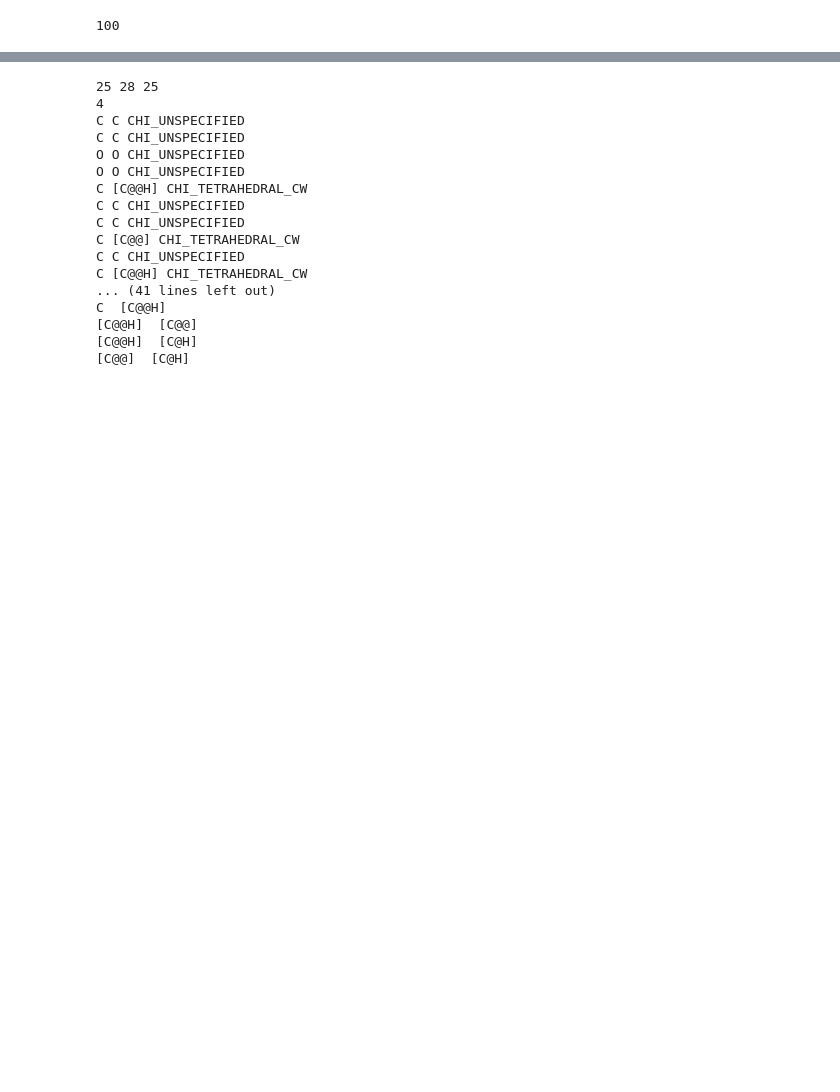
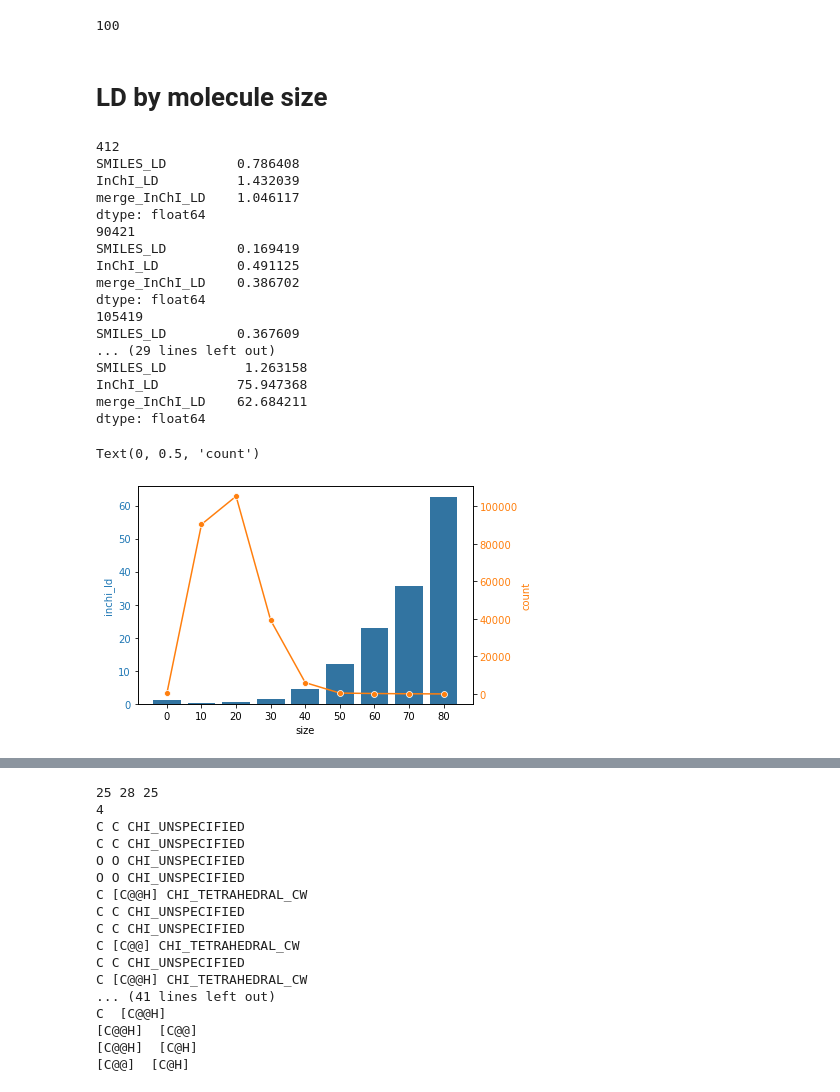
Before and after one commit to thomas0809/MolScribe, a Jupyter notebook: notebook/error_analysis.ipynb, the cells around one changed output, grey strips where cells are left out. Saved outputs shown, nothing was run; the diff lists cells and outputs as text; code cells hidden in the pictures; blank space fills up the shorter version.

```diff
--- a/notebook/error_analysis.ipynb
+++ b/notebook/error_analysis.ipynb
@@ -26,3 +27,5 @@ smiles = gold['SMILES_atomtok'].values
 print(max([len(s.split()) for s in smiles]))
 # %% [output]
 100
+# %% [markdown]
+# LD by molecule size
@@ -28,0 +44,48 @@ print(max([len(s.split()) for s in smiles]))
+# %%
+import matplotlib.pyplot as plt
+import seaborn as sns
+
+size = []
+count = []
+inchi_ld = []
+for i in range(9):
+    size.append(str(i*10))
+    indices = (i*10 < gold['num_atom']) & (gold['num_atom'] <= (i+1)*10)
+    print(indices.sum())
+    count.append(indices.sum())
+    metric = pred[['SMILES_LD','InChI_LD','merge_InChI_LD']][indices].mean()
+    print(metric)
+    inchi_ld.append(metric['merge_InChI_LD'])
+
+df = pd.DataFrame({'size':size, 'count':count, 'inchi_ld':inchi_ld})
+
+fig, ax1 = plt.subplots()
+color = 'tab:blue'
+sns.barplot(x='size', y='inchi_ld', data=df, color=color)
+ax1.tick_params(axis='y', labelcolor=color)
+ax1.set_ylabel('inchi_ld', color=color)
+ax2 = plt.twinx()
+color = 'tab:orange'
+sns.lineplot(x='size', y='count', data=df, color=color, marker='o', ax=ax2)
+ax2.tick_params(axis='y', labelcolor=color)
+ax2.set_ylabel('count', color=color)
+# %% [output]
+412
+SMILES_LD         0.786408
+InChI_LD          1.432039
+merge_InChI_LD    1.046117
+dtype: float64
+90421
+SMILES_LD         0.169419
+InChI_LD          0.491125
+merge_InChI_LD    0.386702
+dtype: float64
+105419
+SMILES_LD         0.367609
+... (29 lines left out)
+SMILES_LD          1.263158
+InChI_LD          75.947368
+merge_InChI_LD    62.684211
+dtype: float64
+Text(0, 0.5, 'count')
+[figure, added]
```
Also changed, not shown: parts of 9 cells of this notebook, 4 other files.
